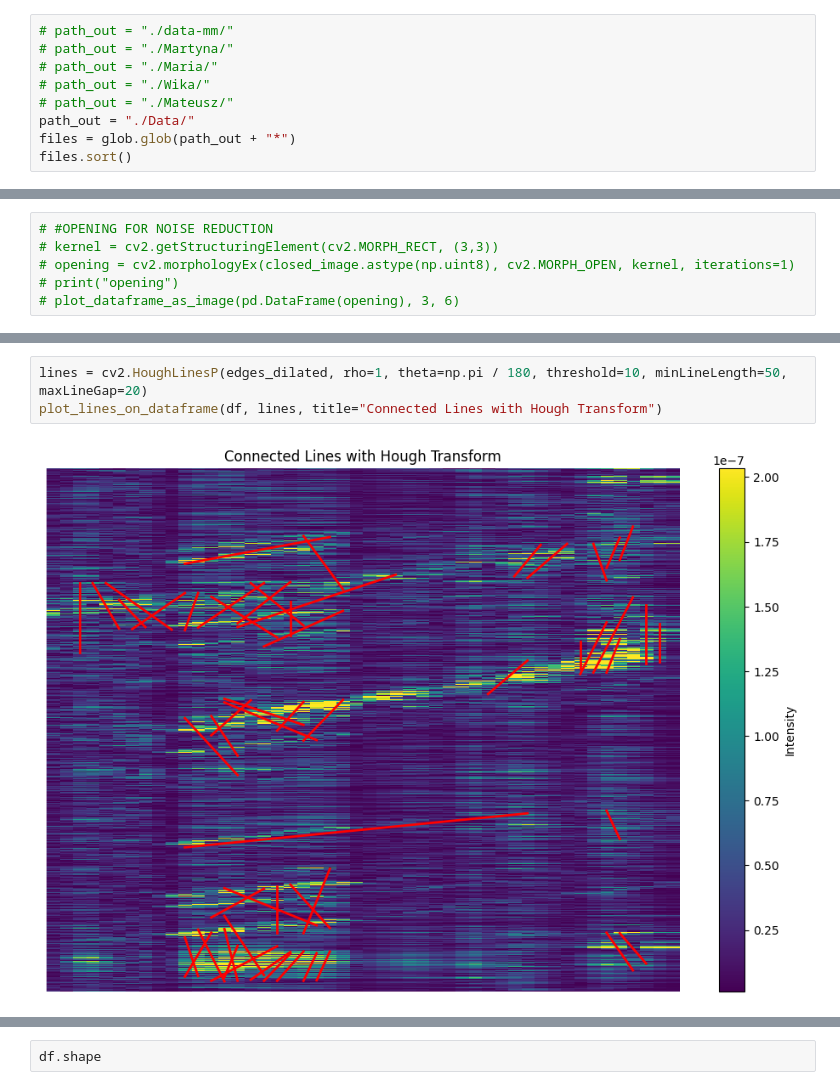
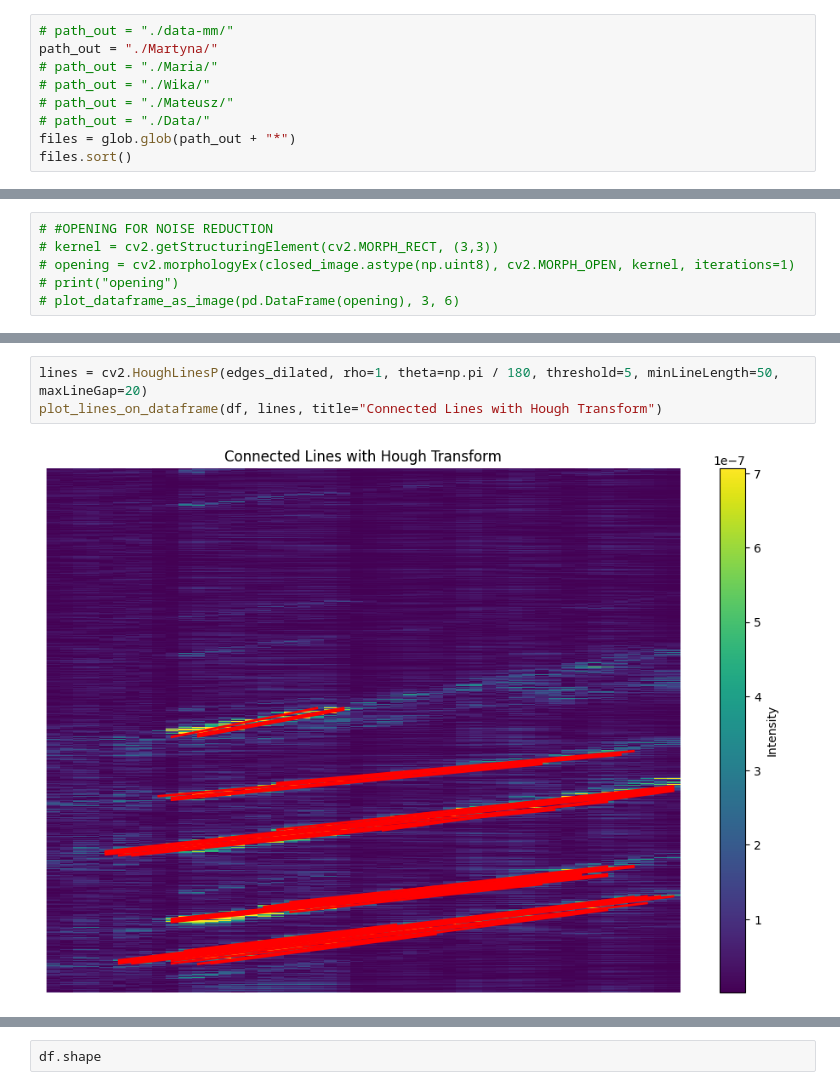
Before and after one commit to mmartyna123/ComputerVision, a Jupyter notebook: Project1/Project_MS.ipynb, the cells around one changed output, grey strips where cells are left out. Cells and saved outputs as stored; diff of their text form.

Commit message:
correct velocities, only one line; need preprocessing for Maria's data

```diff
--- a/Project1/Project_MS.ipynb
+++ b/Project1/Project_MS.ipynb
@@ -53,11 +53,11 @@ def imshow(img, lines=[]):
     plt.show()
 # %%
 # path_out = "./data-mm/"
-# path_out = "./Martyna/"
+path_out = "./Martyna/"
 # path_out = "./Maria/"
 # path_out = "./Wika/"
 # path_out = "./Mateusz/"
-path_out = "./Data/"
+# path_out = "./Data/"
 files = glob.glob(path_out + "*")
 files.sort()
 # %%
@@ -333,8 +333,8 @@ plot_dataframe_as_image(edges_dilated, 3, 6)
 # %%
-lines = cv2.HoughLinesP(edges_dilated, rho=1, theta=np.pi / 180, threshold=10, minLineLength=50, maxLineGap=20)
+lines = cv2.HoughLinesP(edges_dilated, rho=1, theta=np.pi / 180, threshold=5, minLineLength=50, maxLineGap=20)
 plot_lines_on_dataframe(df, lines, title="Connected Lines with Hough Transform")
 # %% [output]
-[figure, old version]
+[figure, new version]
 # %%
 # def merge_lines(lines, min_distance=20, max_angle_diff=5):
 #     """
```
Also changed, not shown: parts of 21 cells of this notebook.
